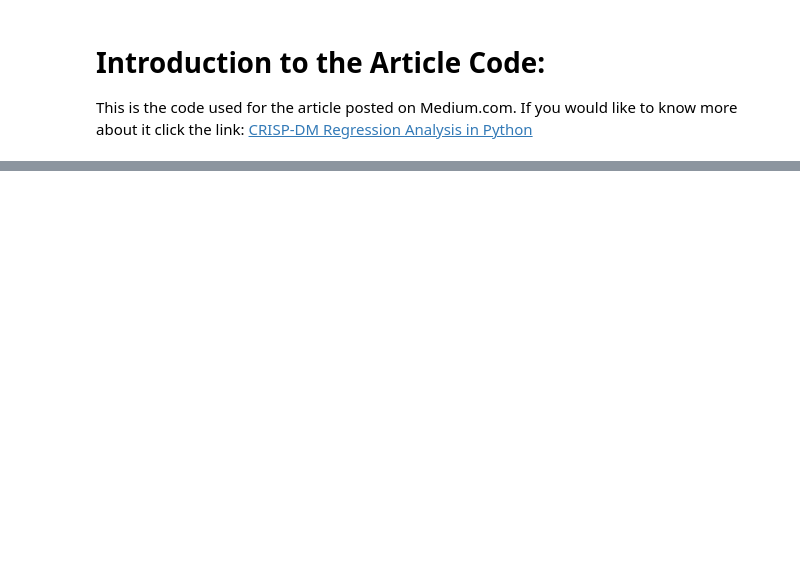
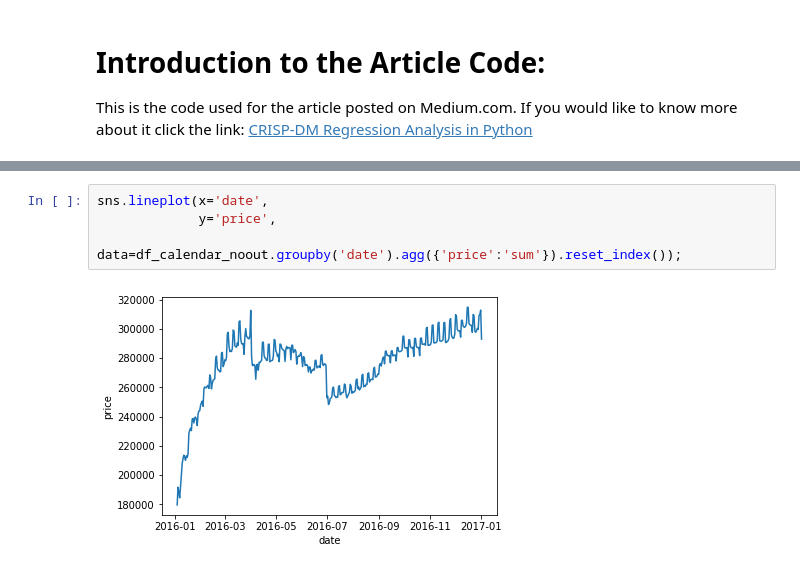
Before and after one commit to samlexrod/airbnb_ml, a Jupyter notebook: AIRBNB_Seattle.ipynb, the cells around one changed output, grey strips where cells are left out. Cells and saved outputs as stored; diff of their text form; blank space fills up the shorter version.

```diff
--- a/AIRBNB_Seattle.ipynb
+++ b/AIRBNB_Seattle.ipynb
@@ -79,0 +117,6 @@ sns.boxplot(x='price', y='month', data=df_calendar_clean);
+# %%
+sns.lineplot(x='date',
+             y='price',
+             data=df_calendar_noout.groupby('date').agg({'price':'sum'}).reset_index());
+# %% [output]
+[figure, added]
```
Also changed, not shown: parts of 57 cells of this notebook, 8 other files.
